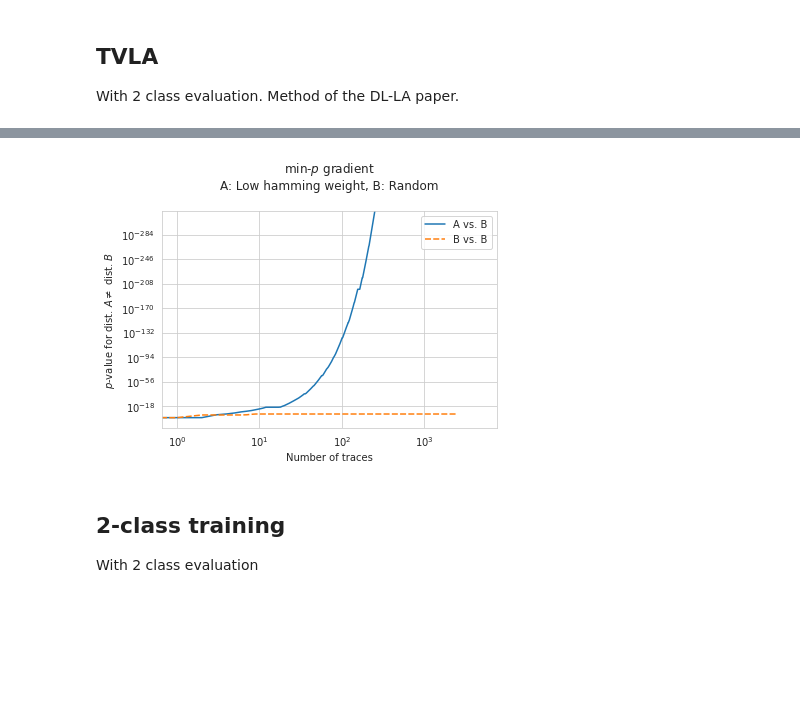
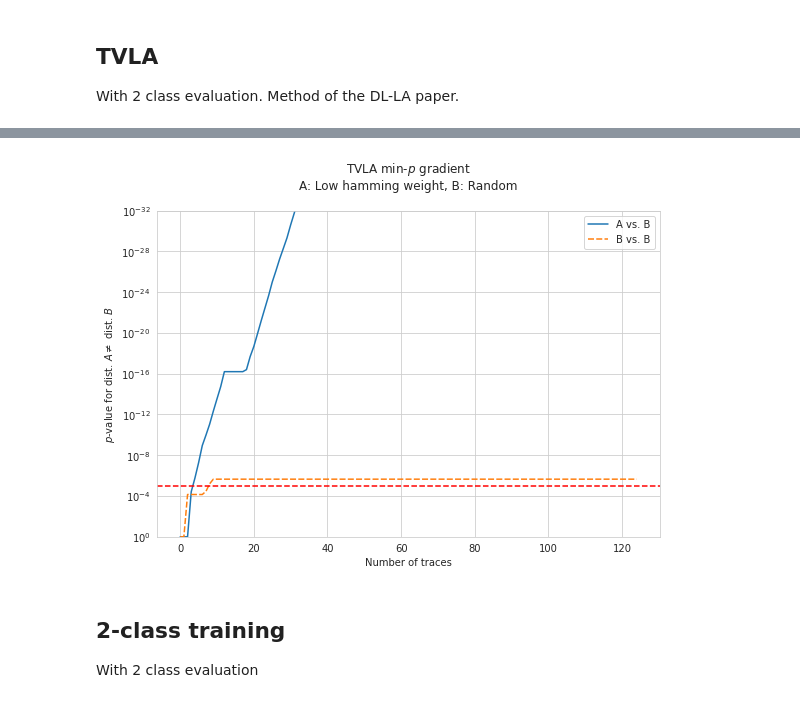
Before and after one commit to ccberg/LA, a Jupyter notebook: books/analysis/aisy.ipynb, the cells around one changed output, grey strips where cells are left out. Saved outputs shown, nothing was run; the diff lists cells and outputs as text; code cells hidden in the pictures; blank space fills up the shorter version.

```diff
--- a/books/analysis/aisy.ipynb
+++ b/books/analysis/aisy.ipynb
@@ -9,27 +9,30 @@ Datasets are:
 
 to read the files, you can use the following code:
 # %%
-from statistics import NormalDist
-
 import h5py
 import numpy as np
 import seaborn as sns
-from scipy.special import binom, comb
+from scipy.special import comb
 from scipy.stats import norm
-from statsmodels.stats.weightstats import ztest
 from tensorflow.python.keras import Sequential
 from tensorflow.python.keras.layers import Dense
 from tensorflow.python.keras.models import Model
 from tensorflow.python.keras.optimizer_v2.adam import Adam
 from tensorflow.python.keras.utils.np_utils import to_categorical
+from tqdm import tqdm
+import matplotlib.pyplot as plt
 
 from src.data.loaders import aisy
+from src.dlla.hw import p_gradient_dl_la, dlla_hw
 from src.tools.cache import cache_np
 
 from src.tools.plotter import plot_p_gradient
 from src.tvla.accu import TvlaAccu
 
 from src.data.preprocess.hw import full_states
+
+def large_figure():
+    plt.figure(figsize=(9, 6))
 # %%
 from src.tvla.t import make_t_test
 
@@ -110,5 +119,6 @@ sns.lineplot(data=MDIFF)
 # %%
 TITLE = "A: Low hamming weight, B: Random\n"
+MAX_TRACES = 125
 
 def min_p_gradient(a, b):
     """
@@ -122,9 +132,10 @@ def min_p_gradient(a, b):
 P_GRADIENT_AB = cache_np('aisy/p_gradient_ab', min_p_gradient, A5, B5)
 P_GRADIENT_BB = cache_np('aisy/p_gradient_bb', min_p_gradient, *random_divide(B5))
 # %%
-plot_p_gradient({"A vs. B": P_GRADIENT_AB, "B vs. B": P_GRADIENT_BB}, f"min-$p$ gradient\n{TITLE}")
+large_figure()
+plot_p_gradient({"A vs. B": P_GRADIENT_AB, "B vs. B": P_GRADIENT_BB}, f"TVLA min-$p$ gradient\n{TITLE}", MAX_TRACES)
 # %% [output]
-[figure, old version]
+[figure, new version]
 # %% [markdown]
 ## 2-class training
 
```
Also changed, not shown: parts of 35 cells of this notebook, 1 other file.
